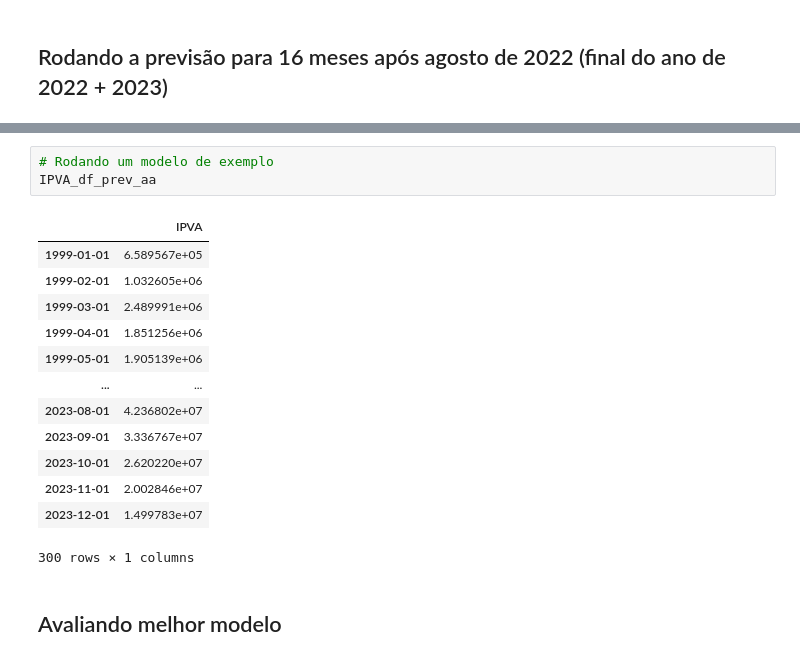
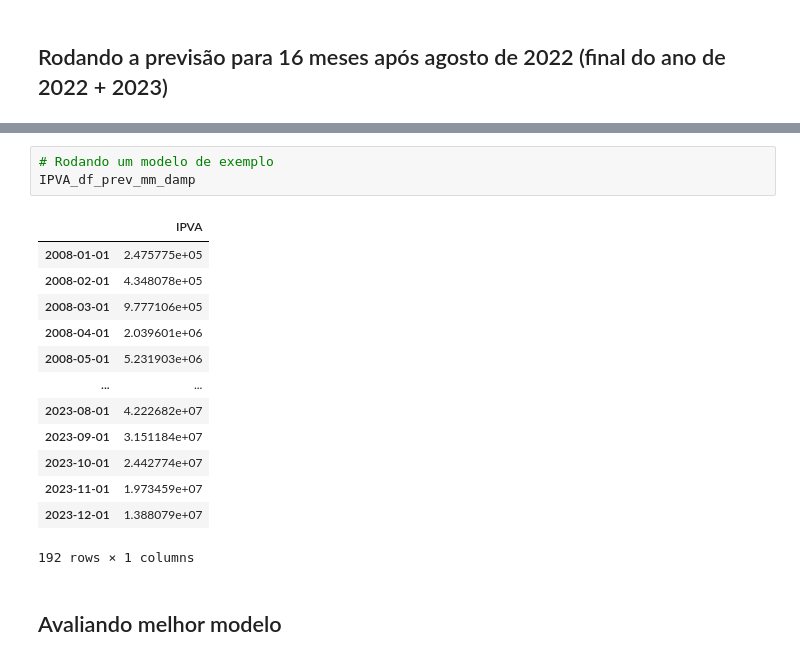
Before and after one commit to viniventur/previsao_artigo_HW_SARIMA, a Jupyter notebook: template_holt_winters.ipynb, the cells around one changed output, grey strips where cells are left out. Cells and saved outputs as stored; diff of their text form.

```diff
--- a/template_holt_winters.ipynb
+++ b/template_holt_winters.ipynb
@@ -198,19 +236,19 @@ lista_modelos
 # %%
 # Rodando um modelo de exemplo
-IPVA_df_prev_aa
+IPVA_df_prev_mm_damp
 # %% [output]
 |  | IPVA |
-| 1999-01-01 | 6.589567e+05 |
-| 1999-02-01 | 1.032605e+06 |
-| 1999-03-01 | 2.489991e+06 |
-| 1999-04-01 | 1.851256e+06 |
-| 1999-05-01 | 1.905139e+06 |
+| 2008-01-01 | 2.475775e+05 |
+| 2008-02-01 | 4.348078e+05 |
+| 2008-03-01 | 9.777106e+05 |
+| 2008-04-01 | 2.039601e+06 |
+| 2008-05-01 | 5.231903e+06 |
 | ... | ... |
-| 2023-08-01 | 4.236802e+07 |
-| 2023-09-01 | 3.336767e+07 |
-| 2023-10-01 | 2.620220e+07 |
-| 2023-11-01 | 2.002846e+07 |
-| 2023-12-01 | 1.499783e+07 |
+| 2023-08-01 | 4.222682e+07 |
+| 2023-09-01 | 3.151184e+07 |
+| 2023-10-01 | 2.442774e+07 |
+| 2023-11-01 | 1.973459e+07 |
+| 2023-12-01 | 1.388079e+07 |
-300 rows × 1 columns
+192 rows × 1 columns
 # %% [markdown]
 ## Avaliando melhor modelo
```
Also changed, not shown: parts of 13 cells of this notebook.
